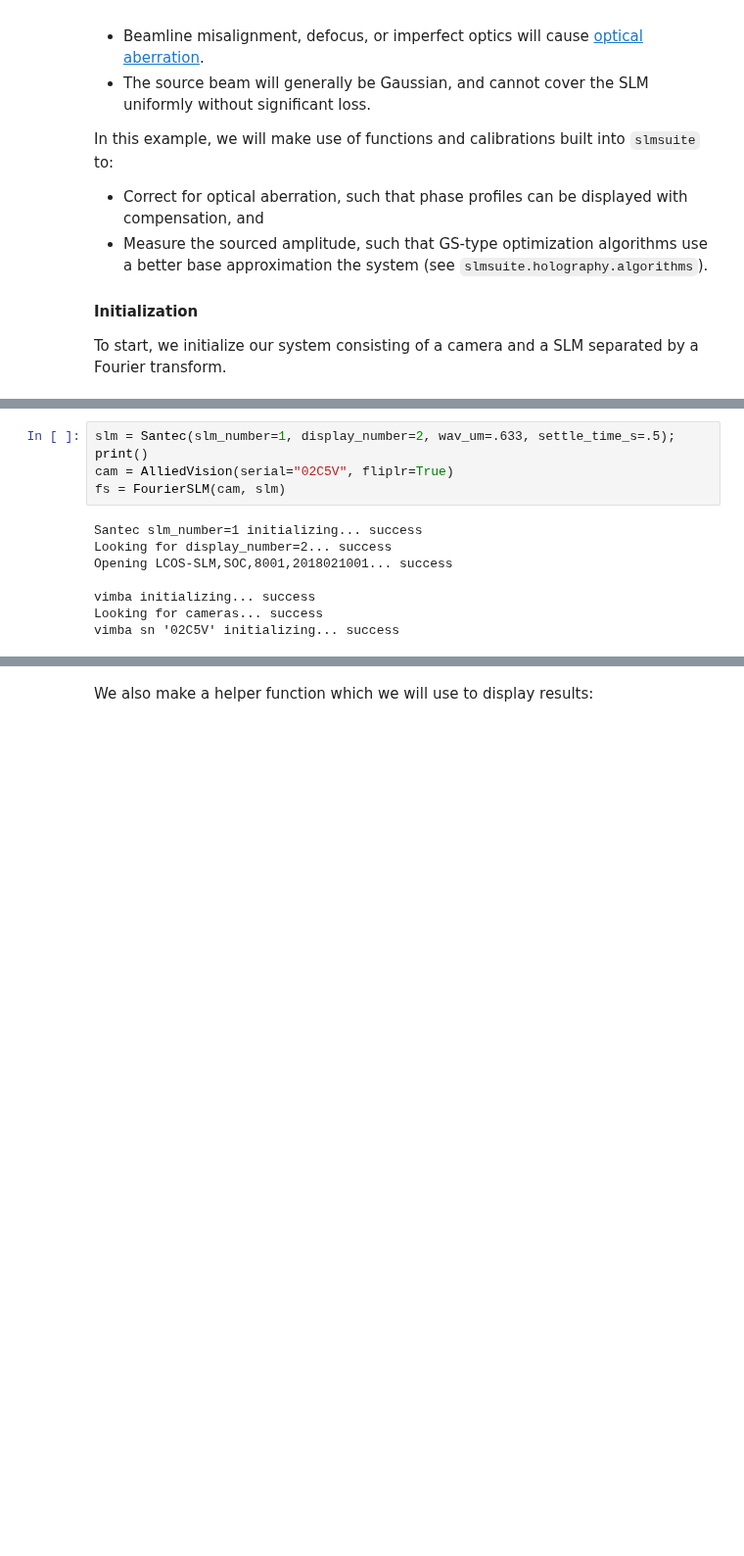
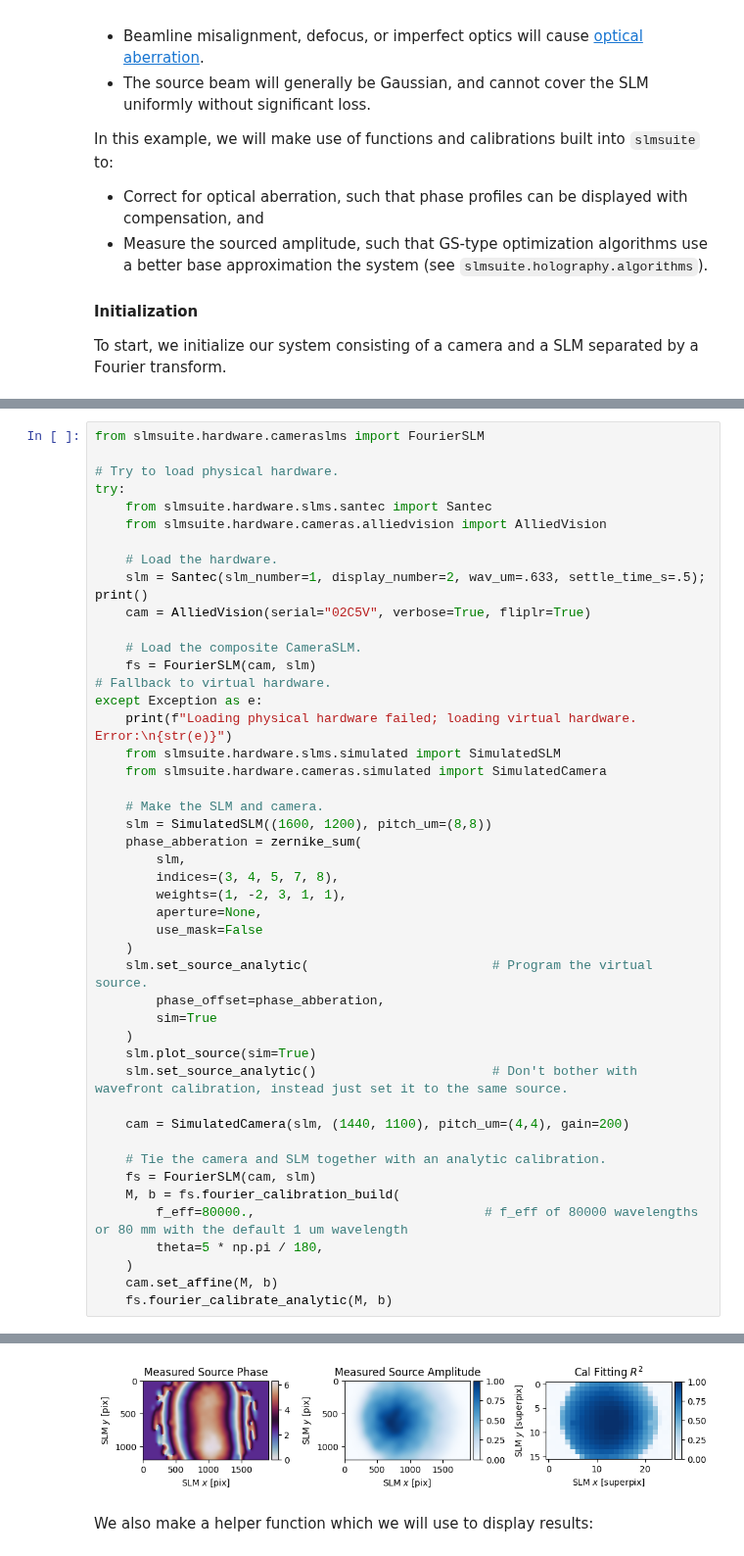
Before and after one commit to slmsuite/slmsuite-examples, a Jupyter notebook: examples/wavefront_calibration.ipynb, the cells around one changed output, grey strips where cells are left out. Shown at 98% size. Drawn from its saved outputs; the diff is of its cells as text; blank space fills up the shorter version.

Commit message:
Update notebooks to `try`/`except` virtual hardware.

```diff
--- a/examples/wavefront_calibration.ipynb
+++ b/examples/wavefront_calibration.ipynb
@@ -86,12 +47,47 @@ fs.fourier_calibrate_analytic(M, b)
-# %%
-slm = Santec(slm_number=1, display_number=2, wav_um=.633, settle_time_s=.5); print()
-cam = AlliedVision(serial="02C5V", fliplr=True)
-fs = FourierSLM(cam, slm)
-# %% [output]
-Santec slm_number=1 initializing... success
-Looking for display_number=2... success
-Opening LCOS-SLM,SOC,8001,2018021001... success
-
-vimba initializing... success
-Looking for cameras... success
-vimba sn '02C5V' initializing... success
+# %%
+from slmsuite.hardware.cameraslms import FourierSLM
+
+# Try to load physical hardware.
+try:
+    from slmsuite.hardware.slms.santec import Santec
+    from slmsuite.hardware.cameras.alliedvision import AlliedVision
+
+    # Load the hardware.
+    slm = Santec(slm_number=1, display_number=2, wav_um=.633, settle_time_s=.5); print()
+    cam = AlliedVision(serial="02C5V", verbose=True, fliplr=True)
+
+    # Load the composite CameraSLM.
+    fs = FourierSLM(cam, slm)
+# Fallback to virtual hardware.
+except Exception as e:
+    print(f"Loading physical hardware failed; loading virtual hardware. Error:\n{str(e)}")
+    from slmsuite.hardware.slms.simulated import SimulatedSLM
+    from slmsuite.hardware.cameras.simulated import SimulatedCamera
+
+    # Make the SLM and camera.
+    slm = SimulatedSLM((1600, 1200), pitch_um=(8,8))
+    phase_abberation = zernike_sum(
+        slm,
+        indices=(3, 4, 5, 7, 8),
+        weights=(1, -2, 3, 1, 1),
+        aperture=None,
+        use_mask=False
+    )
+    slm.set_source_analytic(                        # Program the virtual source.
+        phase_offset=phase_abberation,
+        sim=True
+    )
+    slm.plot_source(sim=True)
+    slm.set_source_analytic()                       # Don't bother with wavefront calibration, instead just set it to the same source.
+
+    cam = SimulatedCamera(slm, (1440, 1100), pitch_um=(4,4), gain=200)
+
+    # Tie the camera and SLM together with an analytic calibration.
+    fs = FourierSLM(cam, slm)
+    M, b = fs.fourier_calibration_build(
+        f_eff=80000.,                              # f_eff of 80000 wavelengths or 80 mm with the default 1 um wavelength
+        theta=5 * np.pi / 180,
+    )
+    cam.set_affine(M, b)
+    fs.fourier_calibrate_analytic(M, b)
+# %% [output]
@@ -98,3 +101,4 @@ vimba sn '02C5V' initializing... success
+[figure, added]
 # %% [markdown]
 We also make a helper function which we will use to display results:
 # %%
```
Also changed, not shown: parts of 3 cells of this notebook, 1 other file.
